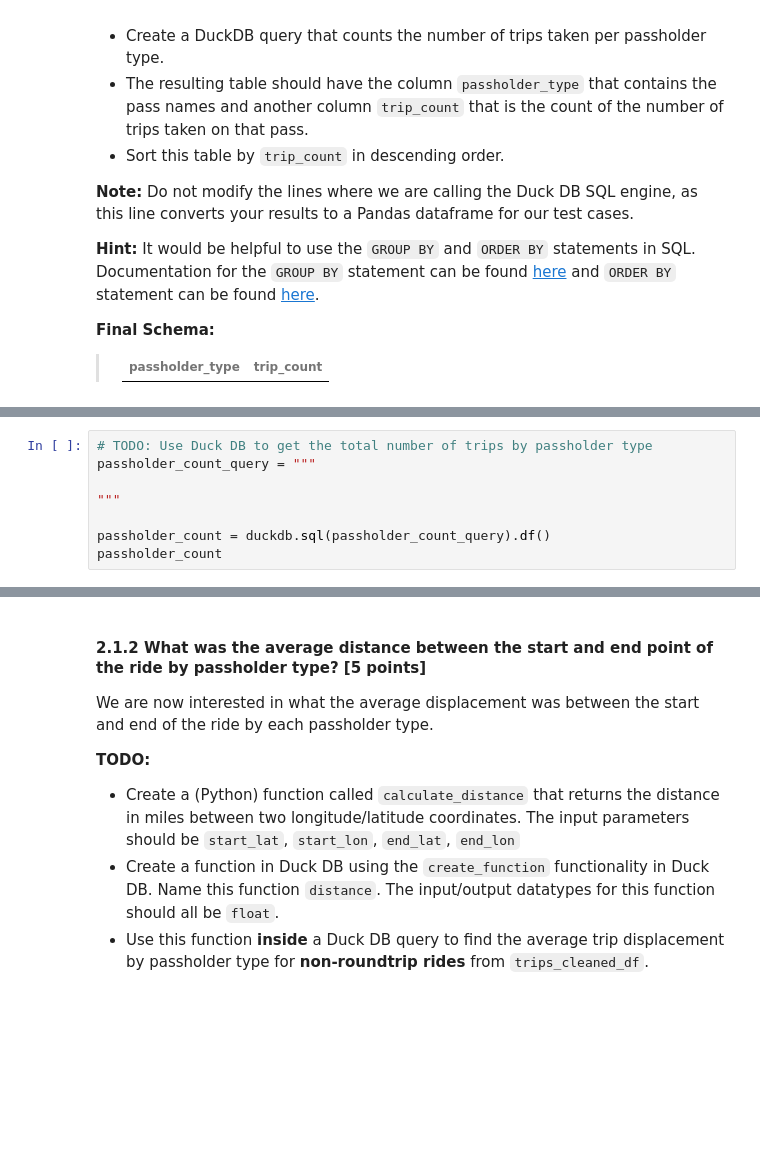
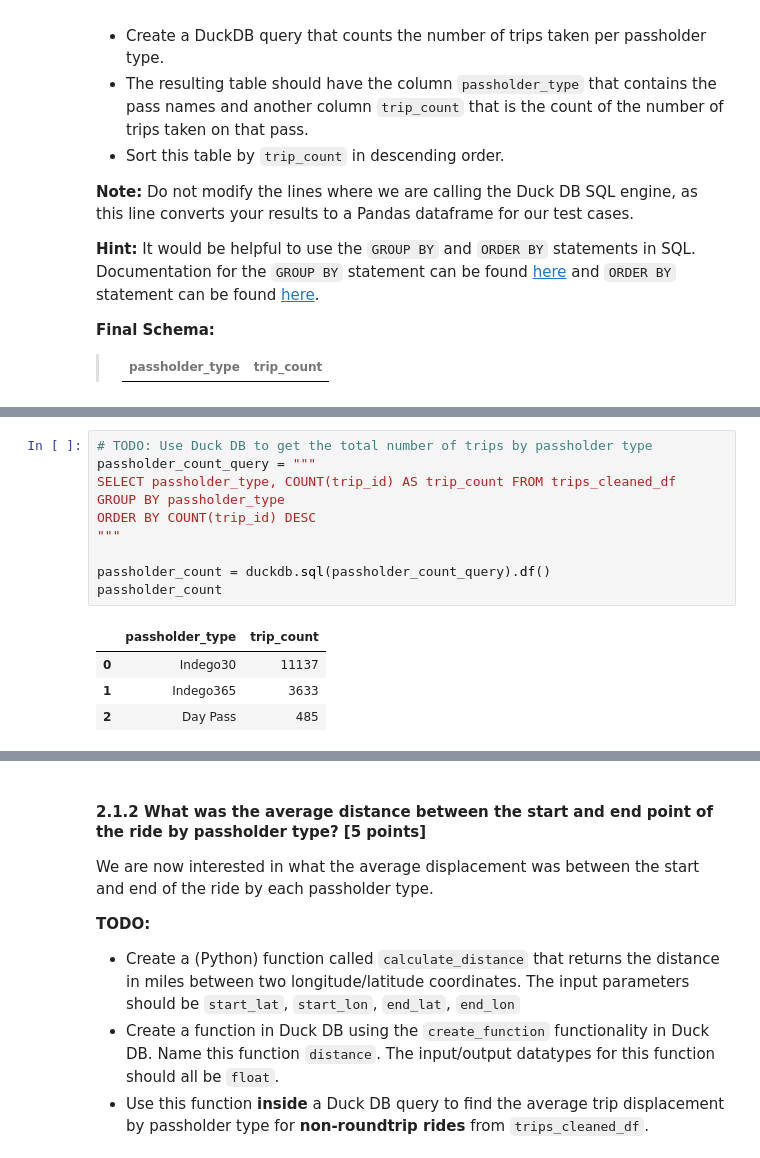
Before and after one commit to YanfuOu/CIS545, a Jupyter notebook: Yanfu_HW2_FA2024.ipynb, the cells around one changed output, grey strips where cells are left out. Drawn from its saved outputs; the diff is of its cells as text; blank space fills up the shorter version.

```diff
--- a/Yanfu_HW2_FA2024.ipynb
+++ b/Yanfu_HW2_FA2024.ipynb
@@ -817,11 +851,18 @@ The dataframe `trips_cleaned_df` contains information for each ride. We want to
 # %%
 # TODO: Use Duck DB to get the total number of trips by passholder type
 passholder_count_query = """
-
+SELECT passholder_type, COUNT(trip_id) AS trip_count FROM trips_cleaned_df
+GROUP BY passholder_type
+ORDER BY COUNT(trip_id) DESC
 """
 
 passholder_count = duckdb.sql(passholder_count_query).df()
 passholder_count
+# %% [output]
+|  | passholder_type | trip_count |
+| 0 | Indego30 | 11137 |
+| 1 | Indego365 | 3633 |
+| 2 | Day Pass | 485 |
 # %%
 # 3 Points
 grader.grade(test_case_id = 'test_passholder_count', answer = (passholder_count, passholder_count_query))
```
Also changed, not shown: parts of 20 cells of this notebook.
